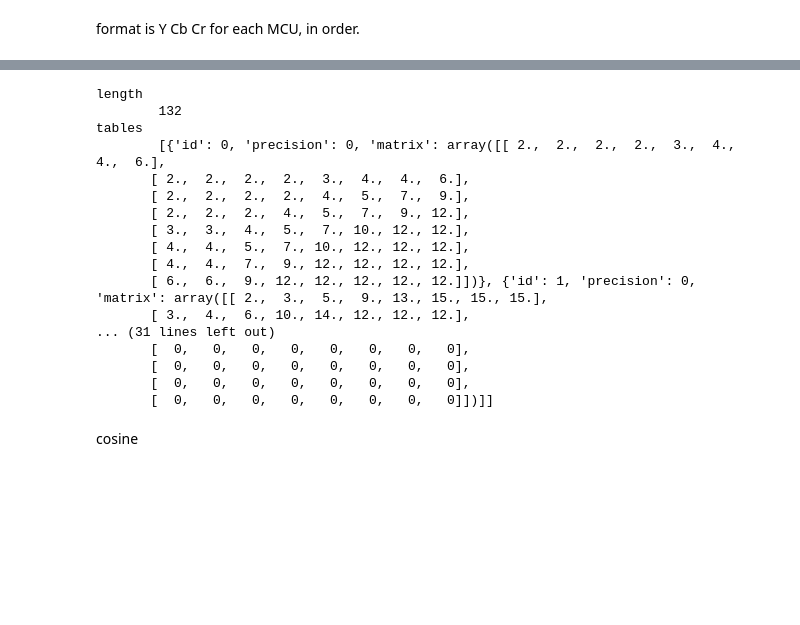
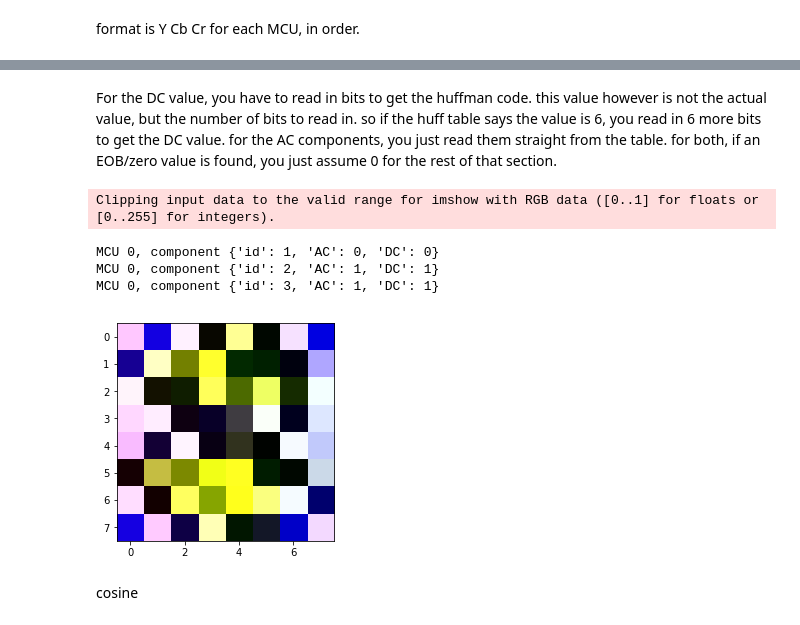
Before and after one commit to SkylerRankin/JPEG-Analysis, a Jupyter notebook: JPEG Analysis.ipynb, the cells around one changed output, grey strips where cells are left out. Saved outputs shown, nothing was run; the diff lists cells and outputs as text; code cells hidden in the pictures; blank space fills up the shorter version.

Commit message:
ycbcr, byte stuffing

```diff
--- a/JPEG Analysis.ipynb
+++ b/JPEG Analysis.ipynb
@@ -264,9 +266,14 @@ format is Y Cb Cr for each MCU, in order.
 # %%
 bit_buffer = ""
+prev_byte = None
 def read_bit(file):
     global bit_buffer
+    global prev_byte
     if bit_buffer == "":
         byte = file.read(1)
+        if prev_byte == b'\xff' and byte == b'\x00':
+            byte = file.read(1)
+        prev_byte = byte
         bit_buffer = str(bin(hti(byte)))[2:]
         if len(bit_buffer) < 8:
             bit_buffer = "0"*(8 - len(bit_buffer)) + bit_buffer
@@ -320,6 +327,19 @@ def parse_DHT(file):
         #maps[table["id"]]["DC" if table["type"]==0 else "AC"] = generate_bitstrings(table)
 
     return { "length": length, "tables": tables, "maps": maps }
+# %%
+def signed_dc(dc, size):
+    if size == 0:
+        return 0
+    lo = 2**(size-1)
+    hi = lo*2-1
+    mid = 2**size/2
+    if dc < mid:
+        d = mid - dc
+        return -(lo + d - 1)
+    else:
+        d = dc - mid
+        return lo + d
 # %%
 def parse_SOS(file):
     #length = 6+2*(number of components)
@@ -386,0 +364,2 @@ def read_image_data(file):
+# %% [markdown]
+For the DC value, you have to read in bits to get the huffman code. this value however is not the actual value, but the number of bits to read in. so if the huff table says the value is 6, you read in 6 more bits to get the DC value. for the AC components, you just read them straight from the table. for both, if an EOB/zero value is found, you just assume 0 for the rest of that section.
@@ -414,49 +450,40 @@ def next_segment(file):
 
     m = hti(b1+b2)
     return markers[m]
 
 file = open(image_filename, "rb")
 data = {
     "SOF0": [],
     "DHT": [],
     "DQT": [],
     "SOS": []
 }
 bit_buffer = ""
 
 for i in range(10):
     segment = next_segment(file)
     #print(segment+"---------\n")
     if segment == "SOF0":
         data[segment].append(parse_SOF0(file))
         #pretty(data[segment][-1])
     elif segment == "DHT":
         data[segment].append(parse_DHT(file))
         #pretty(data[segment][-1])
     elif segment == "DQT":
         data[segment].append(parse_DQT(file))
         #print(data[segment][0]["tables"][0]["matrix"])
-        pretty(data[segment][-1])
+        #print(data[segment][0]["tables"][1]["matrix"])
+        #pretty(data[segment][-1])
     elif segment == "SOS":
         data[segment].append(parse_SOS(file))
-        read_image_data(file)
+        mcus = read_image_data(file)
+        #print(mcus)
+        build_image(mcus)
         break
 file.close()
 # %% [output]
-length
-        132
-tables
-        [{'id': 0, 'precision': 0, 'matrix': array([[ 2.,  2.,  2.,  2.,  3.,  4.,  4.,  6.],
-       [ 2.,  2.,  2.,  2.,  3.,  4.,  4.,  6.],
-       [ 2.,  2.,  2.,  2.,  4.,  5.,  7.,  9.],
-       [ 2.,  2.,  2.,  4.,  5.,  7.,  9., 12.],
-       [ 3.,  3.,  4.,  5.,  7., 10., 12., 12.],
-       [ 4.,  4.,  5.,  7., 10., 12., 12., 12.],
-       [ 4.,  4.,  7.,  9., 12., 12., 12., 12.],
-       [ 6.,  6.,  9., 12., 12., 12., 12., 12.]])}, {'id': 1, 'precision': 0, 'matrix': array([[ 2.,  3.,  5.,  9., 13., 15., 15., 15.],
-       [ 3.,  4.,  6., 10., 14., 12., 12., 12.],
-... (31 lines left out)
-       [  0,   0,   0,   0,   0,   0,   0,   0],
-       [  0,   0,   0,   0,   0,   0,   0,   0],
-       [  0,   0,   0,   0,   0,   0,   0,   0],
-       [  0,   0,   0,   0,   0,   0,   0,   0]])]]
+Clipping input data to the valid range for imshow with RGB data ([0..1] for floats or [0..255] for integers).
+MCU 0, component {'id': 1, 'AC': 0, 'DC': 0}
+MCU 0, component {'id': 2, 'AC': 1, 'DC': 1}
+MCU 0, component {'id': 3, 'AC': 1, 'DC': 1}
+[figure, added]
```
Also changed, not shown: parts of 8 cells of this notebook.
